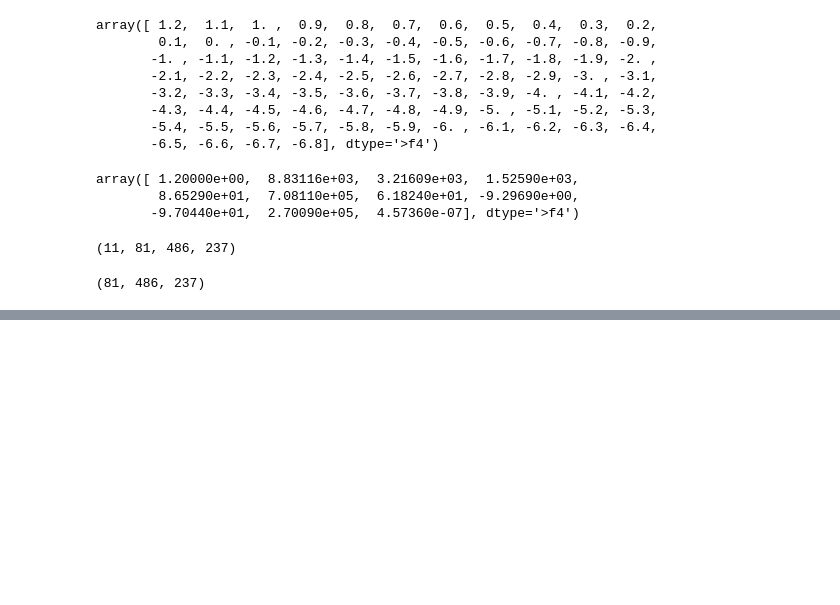
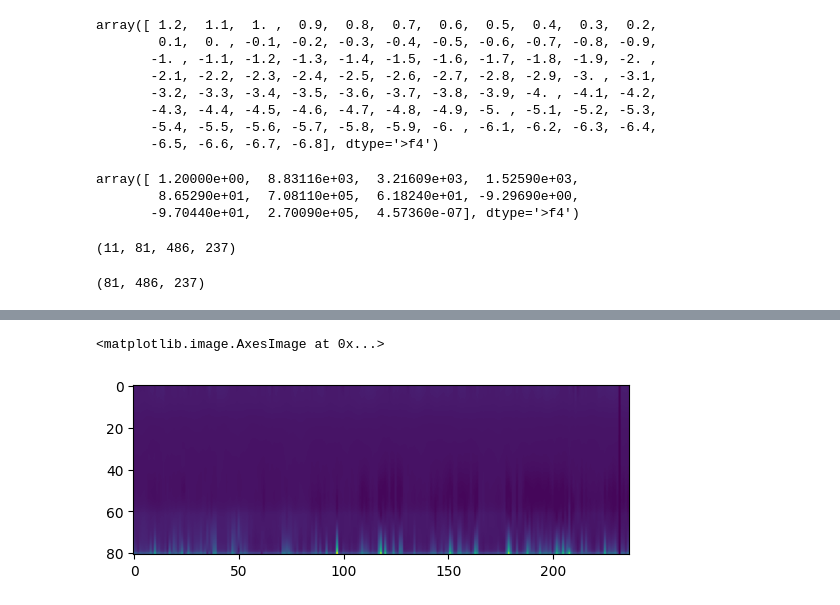
Before and after one commit to seanhess/notebooks, a Jupyter notebook: L2 Explore.ipynb, the cells around one changed output, grey strips where cells are left out. Saved outputs shown, nothing was run; the diff lists cells and outputs as text; code cells hidden in the pictures; blank space fills up the shorter version.

```diff
--- a/L2 Explore.ipynb
+++ b/L2 Explore.ipynb
@@ -133,0 +147,7 @@ hdul[0].data[0].shape
+# %%
+temperature = hdul[0].data[1]
+temperature[:,0,:].shape
+plt.imshow(temperature[:,0,:])
+# %% [output]
+<matplotlib.image.AxesImage at 0x...>
+[figure, added]
```
Also changed, not shown: parts of 8 cells of this notebook, 16 other files.
